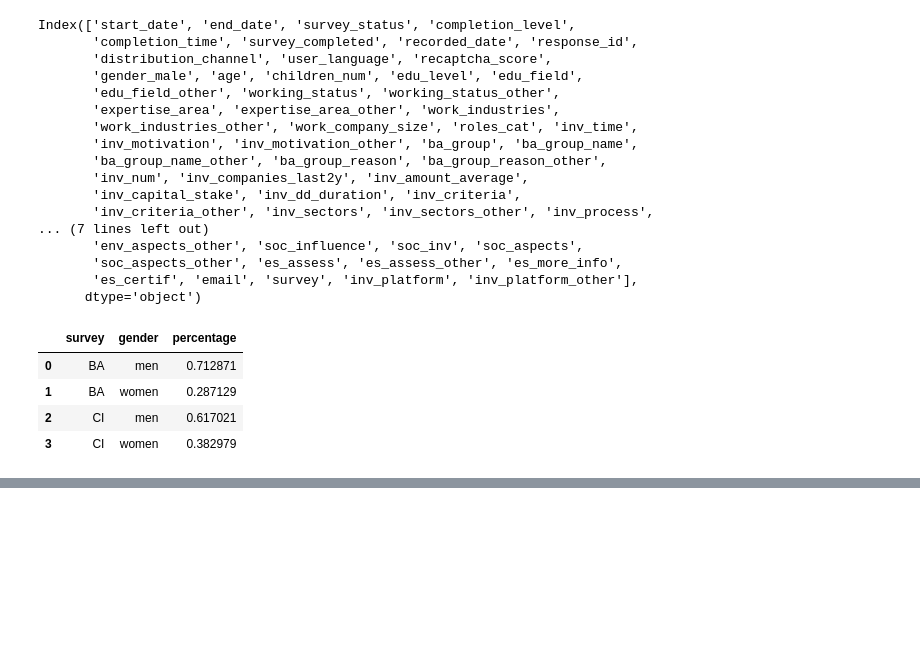
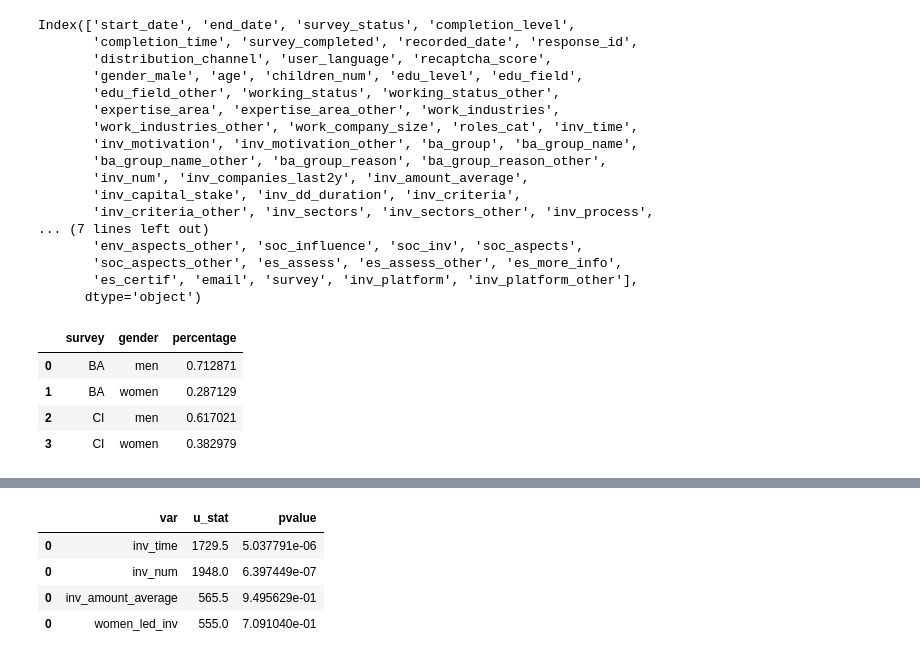
Before and after one commit to D2HStack/BAC4SHC, a Jupyter notebook: descriptive.ipynb, the cells around one changed output, grey strips where cells are left out. Saved outputs shown, nothing was run; the diff lists cells and outputs as text; code cells hidden in the pictures; blank space fills up the shorter version.

```diff
--- a/descriptive.ipynb
+++ b/descriptive.ipynb
@@ -58,0 +158,14 @@ df_stats
+# %%
+# Mann Whitney test on survey
+
+columns=['inv_time', 'inv_num', 'inv_amount_average', 'women_led_inv']
+condition_label='survey'
+condition_values=['BA', 'CI']
+
+mw_test(columns, condition_label, condition_values)
+# %% [output]
+|  | var | u_stat | pvalue |
+| 0 | inv_time | 1729.5 | 5.037791e-06 |
+| 0 | inv_num | 1948.0 | 6.397449e-07 |
+| 0 | inv_amount_average | 565.5 | 9.495629e-01 |
+| 0 | women_led_inv | 555.0 | 7.091040e-01 |
```
Also changed, not shown: parts of 8 cells of this notebook, 1 other file.
